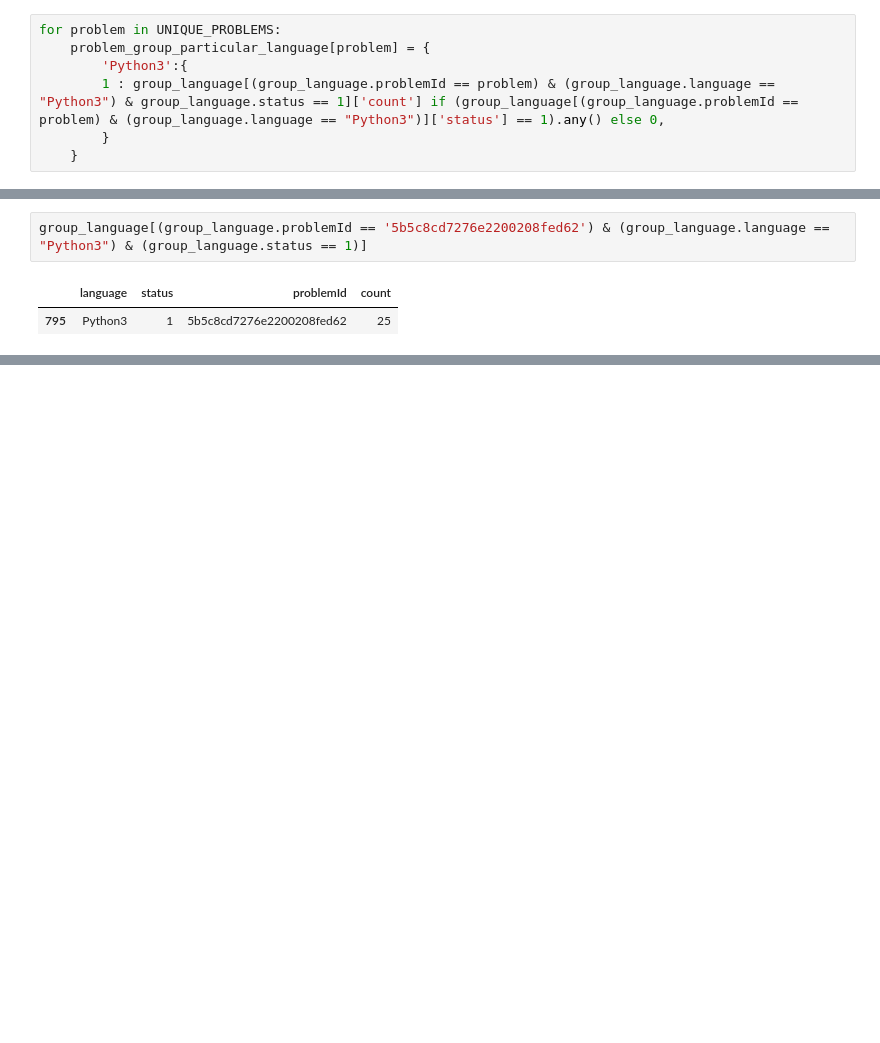
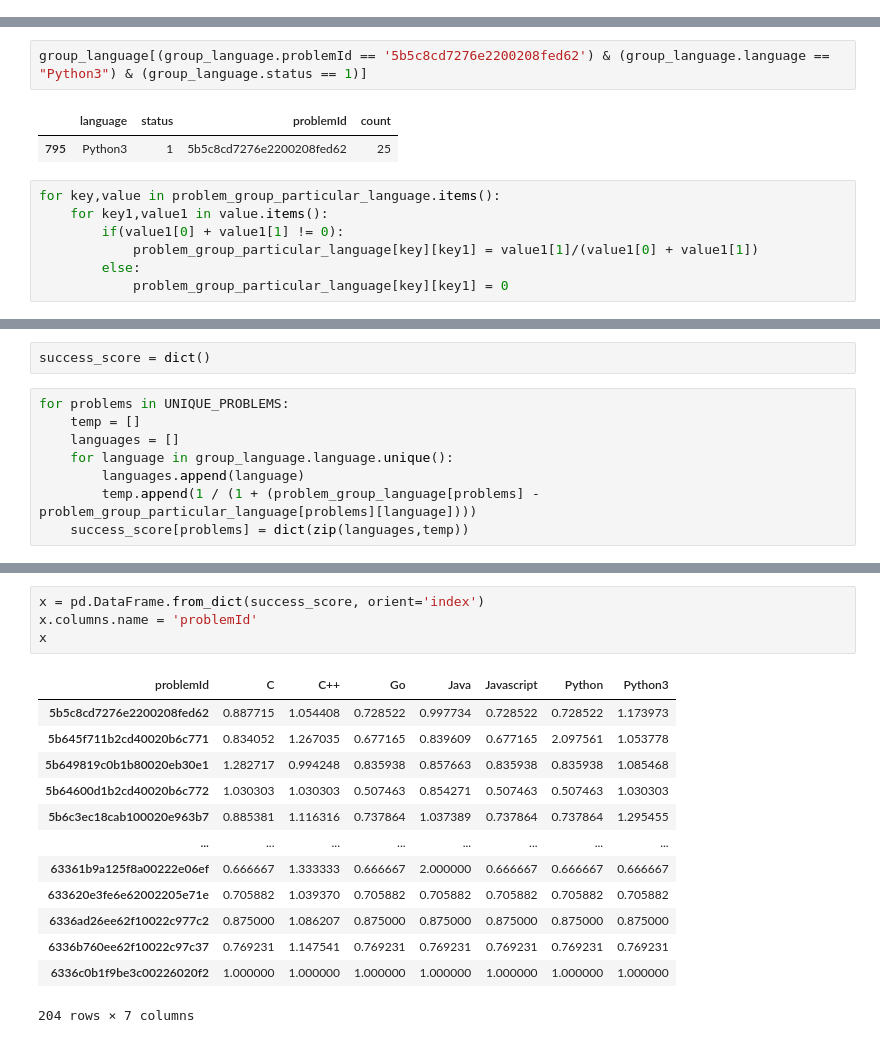
Before and after one commit to siesgstarena/synapse, a Jupyter notebook: notebooks/EDA/preprocessing.ipynb, the cells around one changed output, grey strips where cells are left out. Cells and saved outputs as stored; diff of their text form; blank space fills up the shorter version.

Commit message:
DataFrame Completed

```diff
--- a/notebooks/EDA/preprocessing.ipynb
+++ b/notebooks/EDA/preprocessing.ipynb
@@ -434,10 +434,3 @@ Python         26
 Go             10
 Javascript      6
 Name: language, dtype: int64
-# %%
-for problem in UNIQUE_PROBLEMS:
-    problem_group_particular_language[problem] = {
-        'Python3':{
-        1 : group_language[(group_language.problemId == problem) & (group_language.language == "Python3") & group_language.status == 1]['count'] if (group_language[(group_language.problemId == problem) & (group_language.language == "Python3")]['status'] == 1).any() else 0,
-        }
-    }
@@ -480,3 +534,10 @@ group_language[(group_language.problemId == '5b5c8cd7276e2200208fed62') & (group
 # %% [output]
 |  | language | status | problemId | count |
 | 795 | Python3 | 1 | 5b5c8cd7276e2200208fed62 | 25 |
+# %%
+for key,value in problem_group_particular_language.items():
+    for key1,value1 in value.items():
+        if(value1[0] + value1[1] != 0):
+            problem_group_particular_language[key][key1] = value1[1]/(value1[0] + value1[1])
+        else:
+            problem_group_particular_language[key][key1] = 0
@@ -482,0 +573,10 @@ group_language[(group_language.problemId == '5b5c8cd7276e2200208fed62') & (group
+# %%
+success_score = dict()
+# %%
+for problems in UNIQUE_PROBLEMS:
+    temp = []
+    languages = []
+    for language in group_language.language.unique():
+        languages.append(language)
+        temp.append(1 / (1 + (problem_group_language[problems] - problem_group_particular_language[problems][language])))
+    success_score[problems] = dict(zip(languages,temp))
@@ -482,0 +604,18 @@ group_language[(group_language.problemId == '5b5c8cd7276e2200208fed62') & (group
+# %%
+x = pd.DataFrame.from_dict(success_score, orient='index')
+x.columns.name = 'problemId'
+x
+# %% [output]
+| problemId | C | C++ | Go | Java | Javascript | Python | Python3 |
+| 5b5c8cd7276e2200208fed62 | 0.887715 | 1.054408 | 0.728522 | 0.997734 | 0.728522 | 0.728522 | 1.173973 |
+| 5b645f711b2cd40020b6c771 | 0.834052 | 1.267035 | 0.677165 | 0.839609 | 0.677165 | 2.097561 | 1.053778 |
+| 5b649819c0b1b80020eb30e1 | 1.282717 | 0.994248 | 0.835938 | 0.857663 | 0.835938 | 0.835938 | 1.085468 |
+| 5b64600d1b2cd40020b6c772 | 1.030303 | 1.030303 | 0.507463 | 0.854271 | 0.507463 | 0.507463 | 1.030303 |
+| 5b6c3ec18cab100020e963b7 | 0.885381 | 1.116316 | 0.737864 | 1.037389 | 0.737864 | 0.737864 | 1.295455 |
+| ... | ... | ... | ... | ... | ... | ... | ... |
+| 63361b9a125f8a00222e06ef | 0.666667 | 1.333333 | 0.666667 | 2.000000 | 0.666667 | 0.666667 | 0.666667 |
+| 633620e3fe6e62002205e71e | 0.705882 | 1.039370 | 0.705882 | 0.705882 | 0.705882 | 0.705882 | 0.705882 |
+| 6336ad26ee62f10022c977c2 | 0.875000 | 1.086207 | 0.875000 | 0.875000 | 0.875000 | 0.875000 | 0.875000 |
+| 6336b760ee62f10022c97c37 | 0.769231 | 1.147541 | 0.769231 | 0.769231 | 0.769231 | 0.769231 | 0.769231 |
+| 6336c0b1f9be3c00226020f2 | 1.000000 | 1.000000 | 1.000000 | 1.000000 | 1.000000 | 1.000000 | 1.000000 |
+204 rows × 7 columns
```
Also changed, not shown: parts of 17 cells of this notebook, 3 other files.
